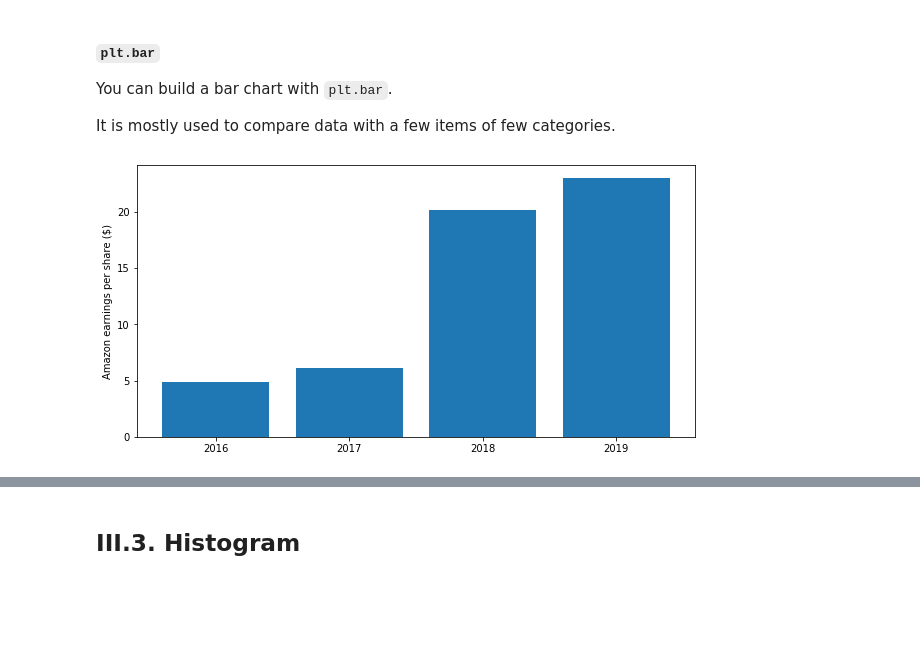
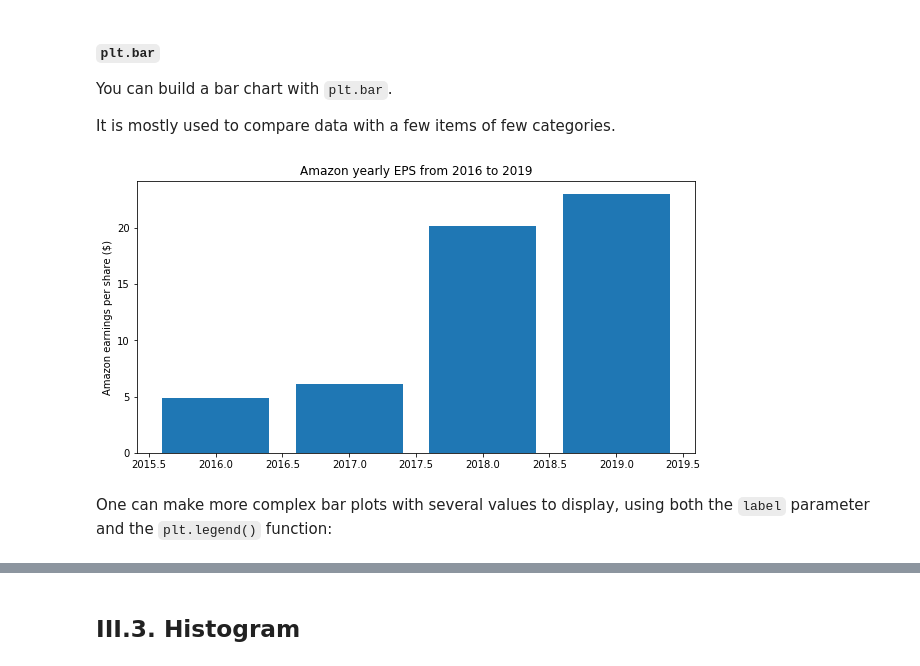
Before and after one commit to vincent-vdb/Edhec_2020_ML_Intro, a Jupyter notebook: 02_Scientific_Computing/02_Data-Visualization.ipynb, the cells around one changed output, grey strips where cells are left out. Saved outputs shown, nothing was run; the diff lists cells and outputs as text; code cells hidden in the pictures; blank space fills up the shorter version.

```diff
--- a/02_Scientific_Computing/02_Data-Visualization.ipynb
+++ b/02_Scientific_Computing/02_Data-Visualization.ipynb
@@ -248,12 +254,14 @@ It is mostly used to compare data with a few items of few categories.
 # %%
 plt.figure(figsize=(10, 5))
 
-bars = ['2016', '2017', '2018', '2019']
-sales = [4.9, 6.15, 20.14, 23.01]
+year = np.array([2016, 2017, 2018, 2019])
+amzn_eps = [4.9, 6.15, 20.14, 23.01]
 
-plt.bar(x=bars,
-        height=sales)
+plt.bar(x=year, height=amzn_eps)
+plt.title('Amazon yearly EPS from 2016 to 2019')
 plt.ylabel("Amazon earnings per share ($)")
 plt.show()
 # %% [output]
-[figure, old version]
+[figure, new version]
+# %% [markdown]
+One can make more complex bar plots with several values to display, using both the `label` parameter and the `plt.legend()` function:
```
Also changed, not shown: parts of 39 cells of this notebook, 2 other files.
